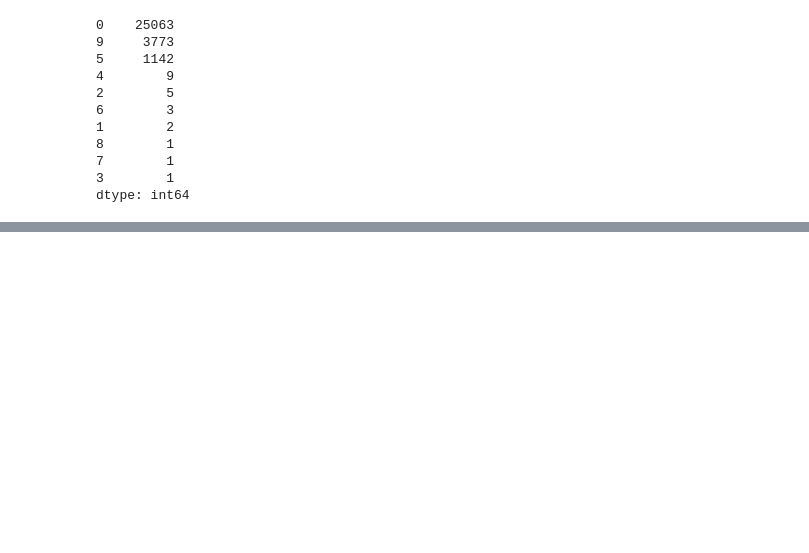
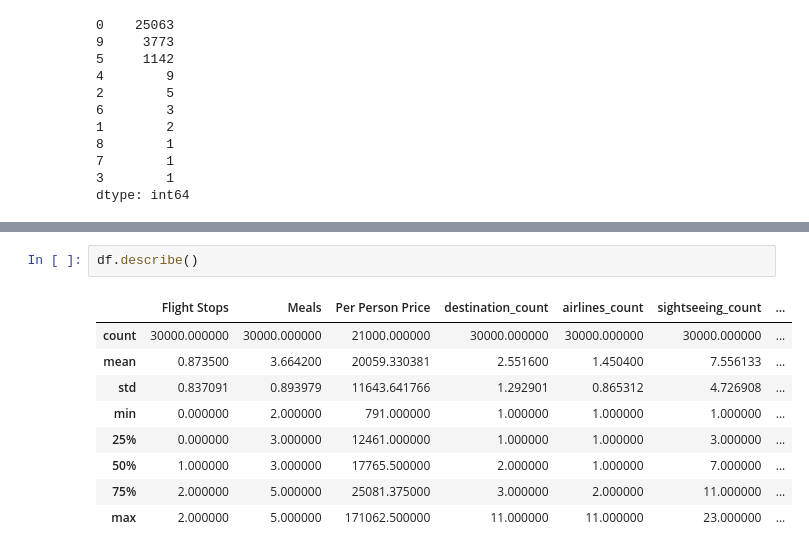
Before and after one commit to thunderock/machine_hack, a Jupyter notebook: price_prediction/data analysis and imputations.ipynb, the cells around one changed output, grey strips where cells are left out. Saved outputs shown, nothing was run; the diff lists cells and outputs as text; blank space fills up the shorter version.

```diff
--- a/price_prediction/data analysis and imputations.ipynb
+++ b/price_prediction/data analysis and imputations.ipynb
@@ -229,0 +254,12 @@ df.to_csv("cleaned_data.csv", index=False)
+# %%
+df.describe()
+# %% [output]
+|  | Flight Stops | Meals | Per Person Price | destination_count | airlines_count | sightseeing_count | ... |
+| count | 30000.000000 | 30000.000000 | 21000.000000 | 30000.000000 | 30000.000000 | 30000.000000 | ... |
+| mean | 0.873500 | 3.664200 | 20059.330381 | 2.551600 | 1.450400 | 7.556133 | ... |
+| std | 0.837091 | 0.893979 | 11643.641766 | 1.292901 | 0.865312 | 4.726908 | ... |
+| min | 0.000000 | 2.000000 | 791.000000 | 1.000000 | 1.000000 | 1.000000 | ... |
+| 25% | 0.000000 | 3.000000 | 12461.000000 | 1.000000 | 1.000000 | 3.000000 | ... |
+| 50% | 1.000000 | 3.000000 | 17765.500000 | 2.000000 | 1.000000 | 7.000000 | ... |
+| 75% | 2.000000 | 5.000000 | 25081.375000 | 3.000000 | 2.000000 | 11.000000 | ... |
+| max | 2.000000 | 5.000000 | 171062.500000 | 11.000000 | 11.000000 | 23.000000 | ... |
```
Also changed, not shown: parts of 15 cells of this notebook, 2 other files.
